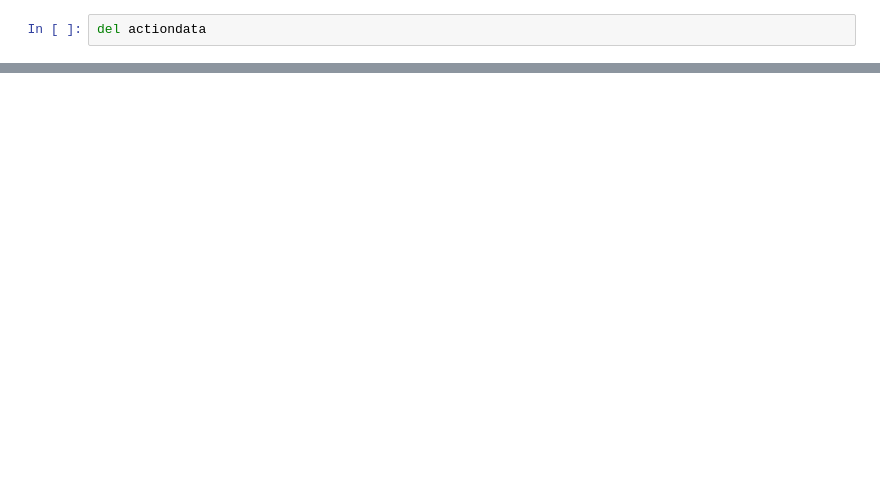
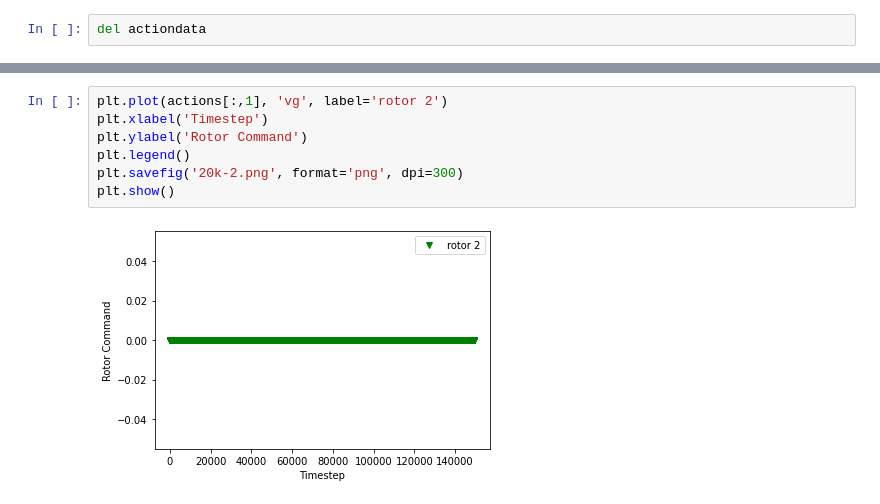
Before and after one commit to odegnome/dcode, a Jupyter notebook: scripts/DebugActions.ipynb, the cells around one changed output, grey strips where cells are left out. Saved outputs shown, nothing was run; the diff lists cells and outputs as text; blank space fills up the shorter version.

```diff
--- a/scripts/DebugActions.ipynb
+++ b/scripts/DebugActions.ipynb
@@ -48,0 +38,9 @@ plt.show()
+# %%
+plt.plot(actions[:,1], 'vg', label='rotor 2')
+plt.xlabel('Timestep')
+plt.ylabel('Rotor Command')
+plt.legend()
+plt.savefig('20k-2.png', format='png', dpi=300)
+plt.show()
+# %% [output]
+[figure, added]
```
Also changed, not shown: parts of 8 cells of this notebook, 14 other files.
